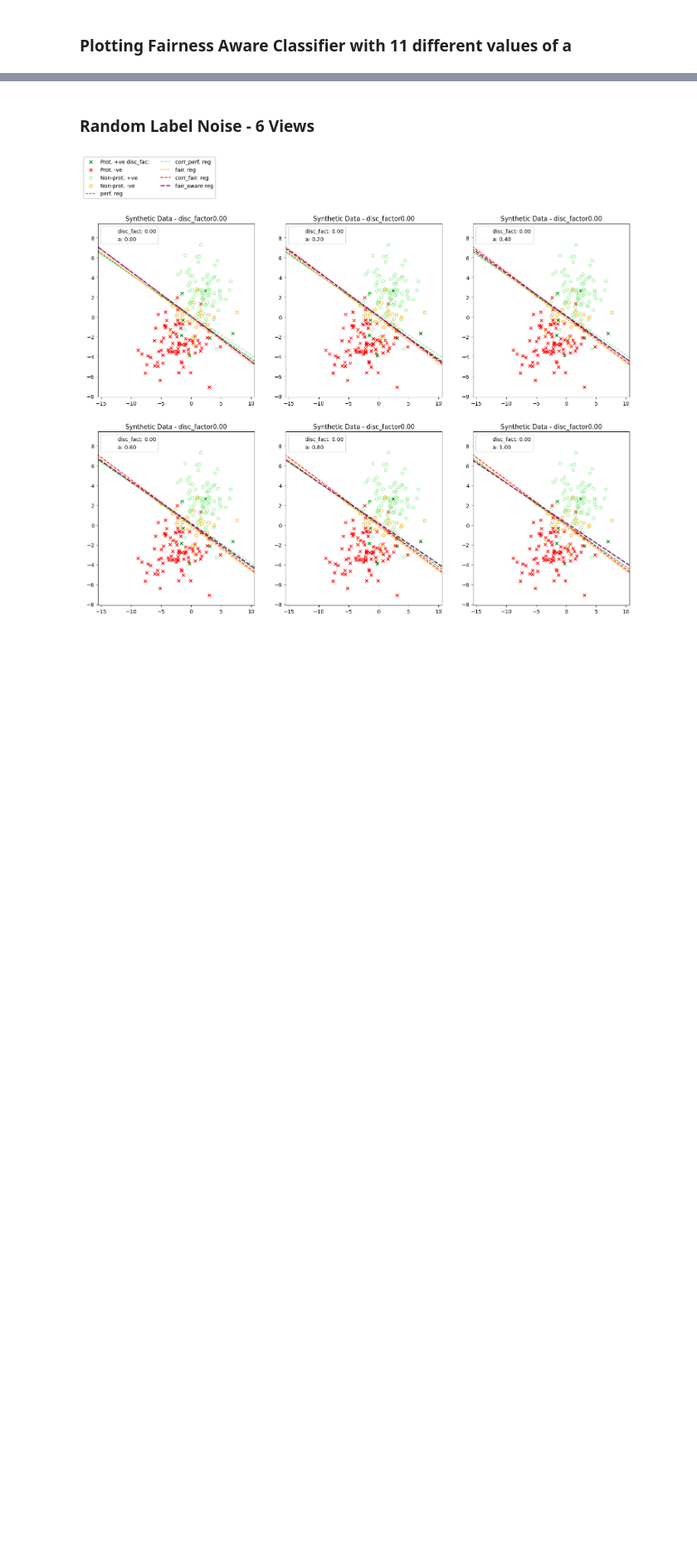
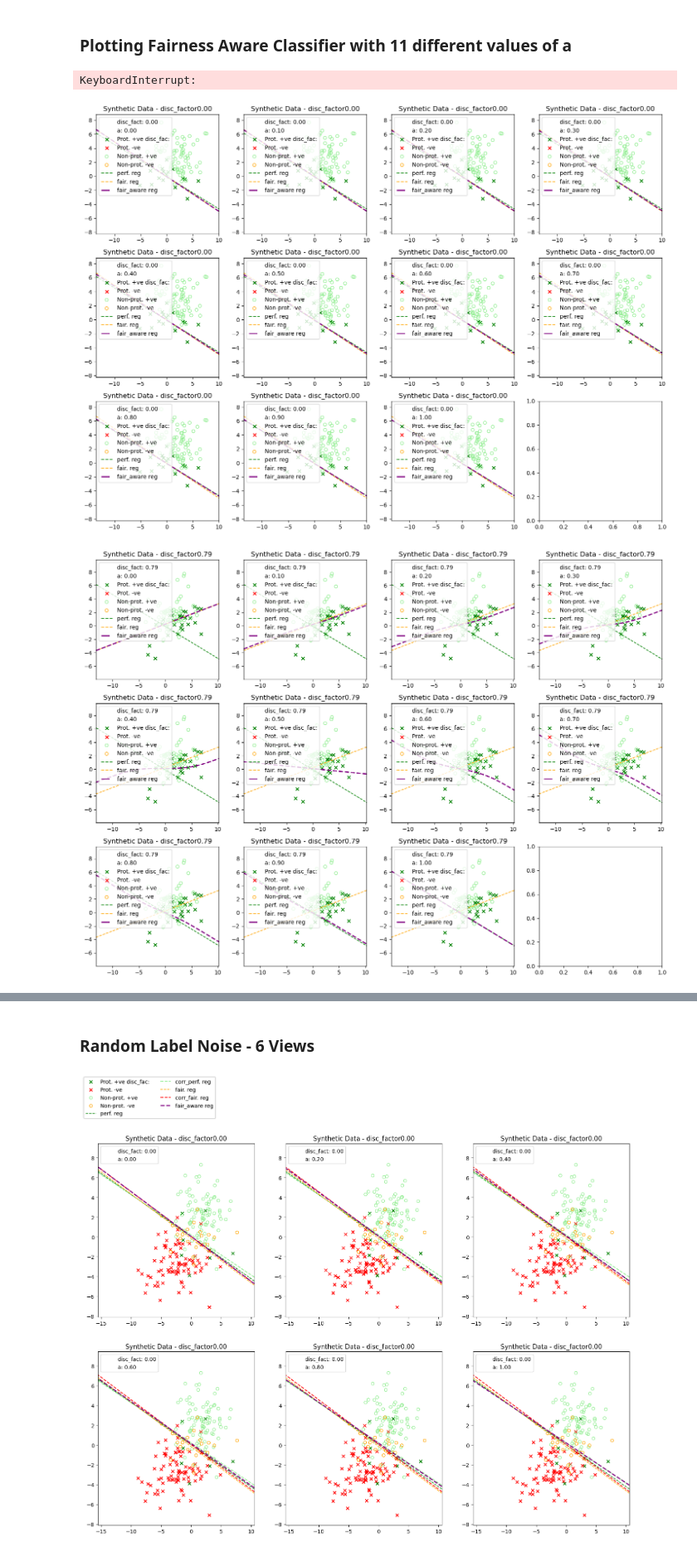
Before and after one commit to ThinkyP/fairness_triangle, a Jupyter notebook: P1 - Fairness Aware Binary Classification.ipynb, the cells around one changed output, grey strips where cells are left out. Shown at 83% size. Drawn from its saved outputs; the diff is of its cells as text; code cells hidden in the pictures; blank space fills up the shorter version.

```diff
--- a/P1 - Fairness Aware Binary Classification.ipynb
+++ b/P1 - Fairness Aware Binary Classification.ipynb
@@ -18,33 +18,36 @@ for df in disc_factor:
     f_reg.fit(X, Y_sen)
 
     num_to_draw = 200 # we will only draw a small number of points to avoid clutter
     x_draw = X[:num_to_draw]
     y_draw = Y[:num_to_draw]
     Y_sen_draw = Y_sen[:num_to_draw]
 
     X_s_0 = x_draw[Y_sen_draw == 0.0]
     X_s_1 = x_draw[Y_sen_draw == 1.0]
     y_s_0 = y_draw[Y_sen_draw == 0.0]
     y_s_1 = y_draw[Y_sen_draw == 1.0]
 
 
     # Create a mesh grid of points
     x_min, x_max = X[:, 0].min() - 1, X[:, 0].max() + 1
     y_min, y_max = X[:, 1].min() - 1, X[:, 1].max() + 1
     xx, yy = np.meshgrid(np.arange(x_min, x_max, 0.01), np.arange(y_min, y_max, 0.01))
 
     # Predict probabilities for each point on the grid
     Y_pred_p = p_reg.predict_proba(np.c_[xx.ravel(), yy.ravel()])[:, 1]
     Y_pred_p = Y_pred_p.reshape(xx.shape)
 
     Y_pred_f = f_reg.predict_proba(np.c_[xx.ravel(), yy.ravel()])[:, 1]
     Y_pred_f = Y_pred_f.reshape(xx.shape)
-    _
 
     fig, axs = plt.subplots(3, 4, figsize=(18, 13))
     axs = axs.flatten()
 
     for i, a in enumerate(np.linspace(0, 1, 11)):
         Y_pred_all = a*Y_pred_p + (1-a)*Y_pred_f
-        subplot_reg(axs[i], Y_pred_p,Y_pred_f, Y_pred_all, xx, yy, X_s_0, y_s_0, X_s_1, y_s_1, df, a,  legend_flag=False)
-    plt.savefig(f"img/fairness_aware_regression_synthetic_data_11a/fairness_aware_regression_df_{df:.2f}_norm_scale.png")
+        subplot_reg(axs[i], Y_pred_p,Y_pred_f, Y_pred_all, xx, yy, X_s_0, y_s_0, X_s_1, y_s_1, df, a,  legend_flag=True)
+    plt.savefig(f"img/Synth_Data_Zafar{df:.2f}_norm_scale.png")
+# %% [output]
+KeyboardInterrupt:
+[figure, added]
+[figure, added]
```
Also changed, not shown: parts of 3 cells of this notebook, 8 other files.
